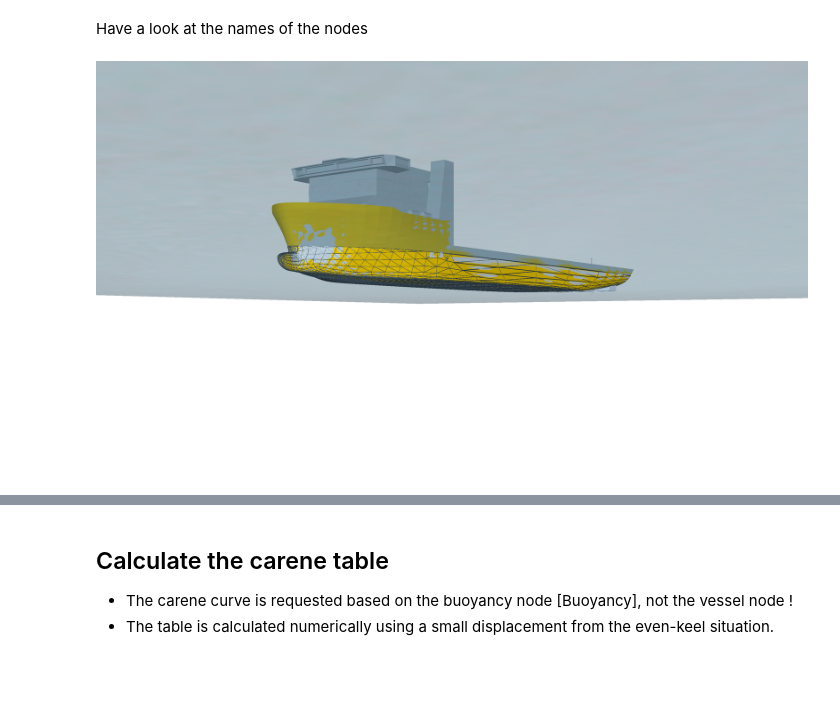
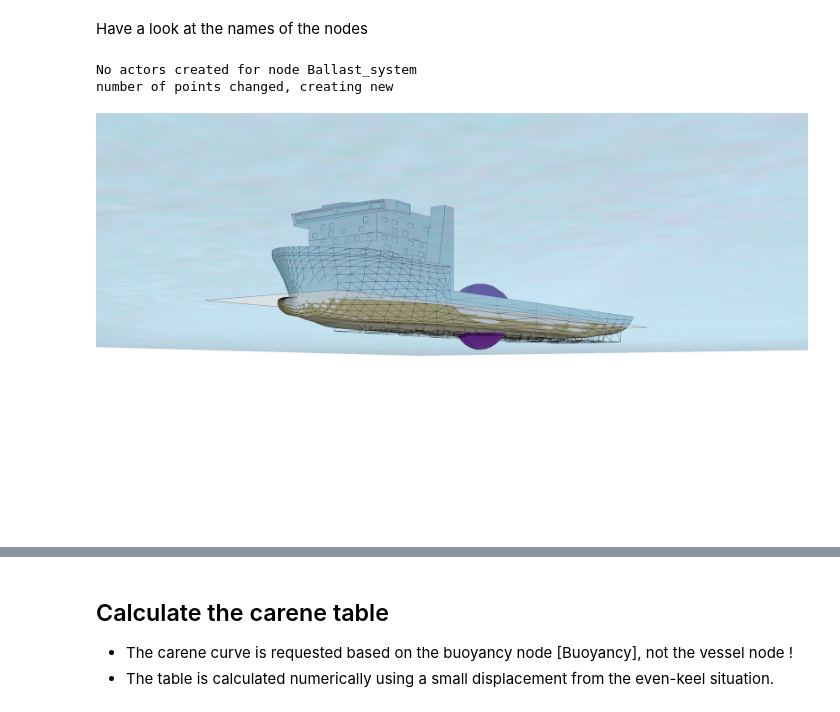
Before and after one commit to RubendeBruin/DAVE-book, a Jupyter notebook: DAVE-notebooks/Carene Table.ipynb, the cells around one changed output, grey strips where cells are left out. Drawn from its saved outputs; the diff is of its cells as text; code cells hidden in the pictures; blank space fills up the shorter version.

```diff
--- a/DAVE-notebooks/Carene Table.ipynb
+++ b/DAVE-notebooks/Carene Table.ipynb
@@ -14,9 +10,11 @@ Loading C:\Users\beneden\Miniconda3\envs\DAVE\lib\site-packages\DAVE\resources\c
 # %% [markdown]
 Have a look at the names of the nodes
 # %%
-show(s, sea = True, camera_pos = (377.41378393620676, 177.29136875029081, -22.319832341170876), lookat = (52.20246063341496, -52.124244707385635, 2.968568242388601), force_normalize = True, force_scale = 1.6, cog_scale = 0)
+show(s, show_global = True, camera_pos = (377.41378393620676, 177.29136875029081, -22.319832341170876), lookat = (52.20246063341496, -52.124244707385635, 2.968568242388601))
 # %% [output]
+No actors created for node Ballast_system
+number of points changed, creating new
-[figure, old version]
+[figure, new version]
 # %%
 s.print_node_tree()
 # %% [output]
```
Also changed, not shown: parts of 5 cells of this notebook, 27 other files.
